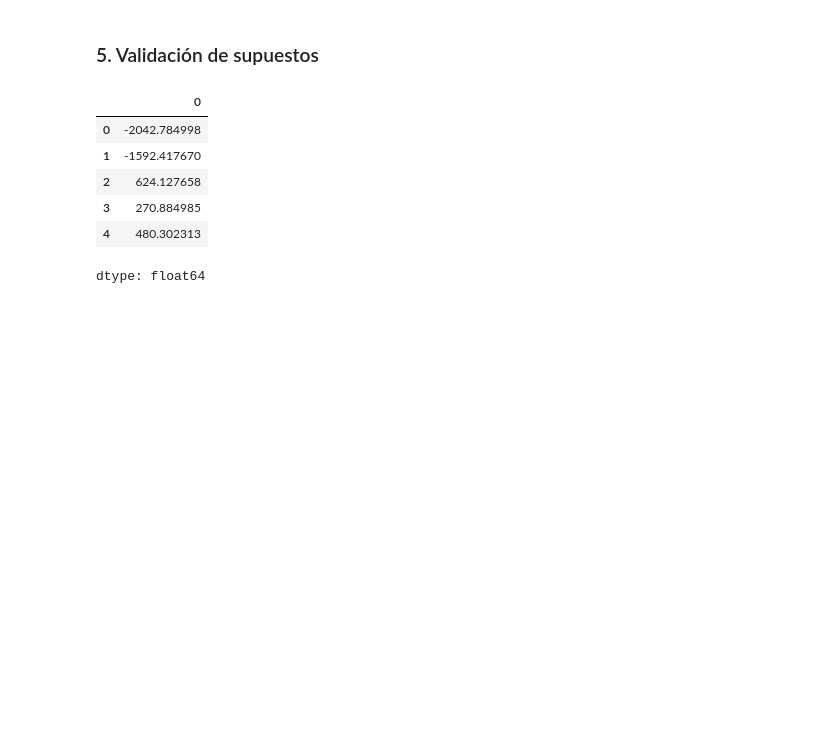
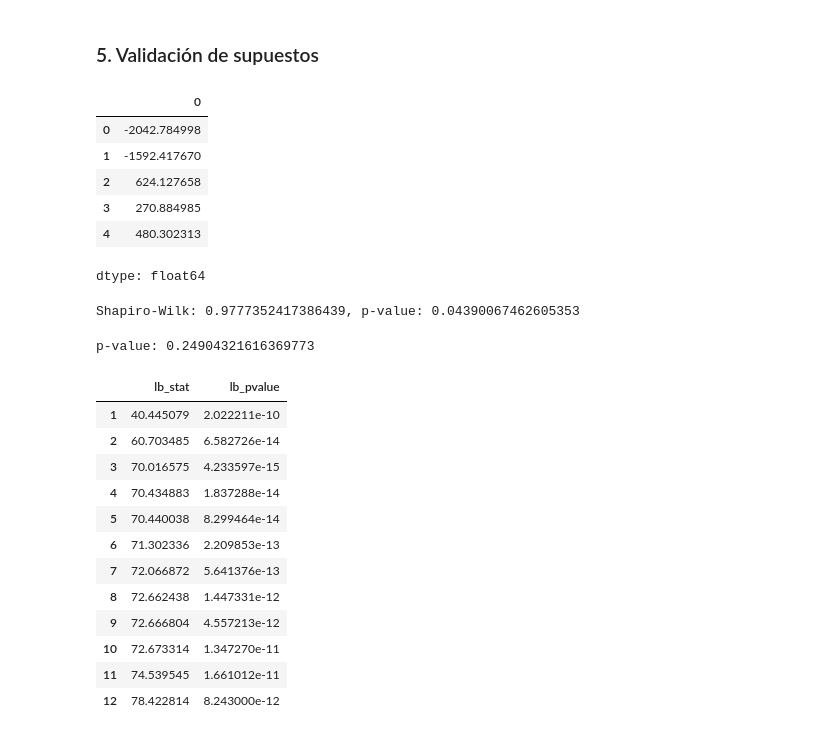
Before and after one commit to auzaluis/upsa_mod_202501, a Jupyter notebook: forecasting/script_forecasting.ipynb, the cells around one changed output. Cells and saved outputs as stored; diff of their text form; code cells hidden in the pictures; blank space fills up the shorter version.

```diff
--- a/forecasting/script_forecasting.ipynb
+++ b/forecasting/script_forecasting.ipynb
@@ -135,0 +134,32 @@ dtype: float64
+# %%
+# Normalidad (Shapiro-Wilk)
+from scipy.stats import shapiro
+shapiron_stat, shapiro_p = shapiro(residuals)
+print(f"Shapiro-Wilk: {shapiron_stat}, p-value: {shapiro_p}")
+# %% [output]
+Shapiro-Wilk: 0.9777352417386439, p-value: 0.04390067462605353
+# %%
+# Homocedasticidad (Breusch-Pagan)
+from statsmodels.stats.diagnostic import het_breuschpagan
+_, p_value, _, _ = het_breuschpagan(residuals, model.model.exog)
+print(f"p-value: {p_value}")
+# %% [output]
+p-value: 0.24904321616369773
+# %%
+# Autocorrelación
+from statsmodels.stats.diagnostic import acorr_ljungbox
+acorr_ljungbox(residuals, lags=12)
+# %% [output]
+|  | lb_stat | lb_pvalue |
+| 1 | 40.445079 | 2.022211e-10 |
+| 2 | 60.703485 | 6.582726e-14 |
+| 3 | 70.016575 | 4.233597e-15 |
+| 4 | 70.434883 | 1.837288e-14 |
+| 5 | 70.440038 | 8.299464e-14 |
+| 6 | 71.302336 | 2.209853e-13 |
+| 7 | 72.066872 | 5.641376e-13 |
+| 8 | 72.662438 | 1.447331e-12 |
+| 9 | 72.666804 | 4.557213e-12 |
+| 10 | 72.673314 | 1.347270e-11 |
+| 11 | 74.539545 | 1.661012e-11 |
+| 12 | 78.422814 | 8.243000e-12 |
```
Also changed, not shown: parts of 1 cell of this notebook.
